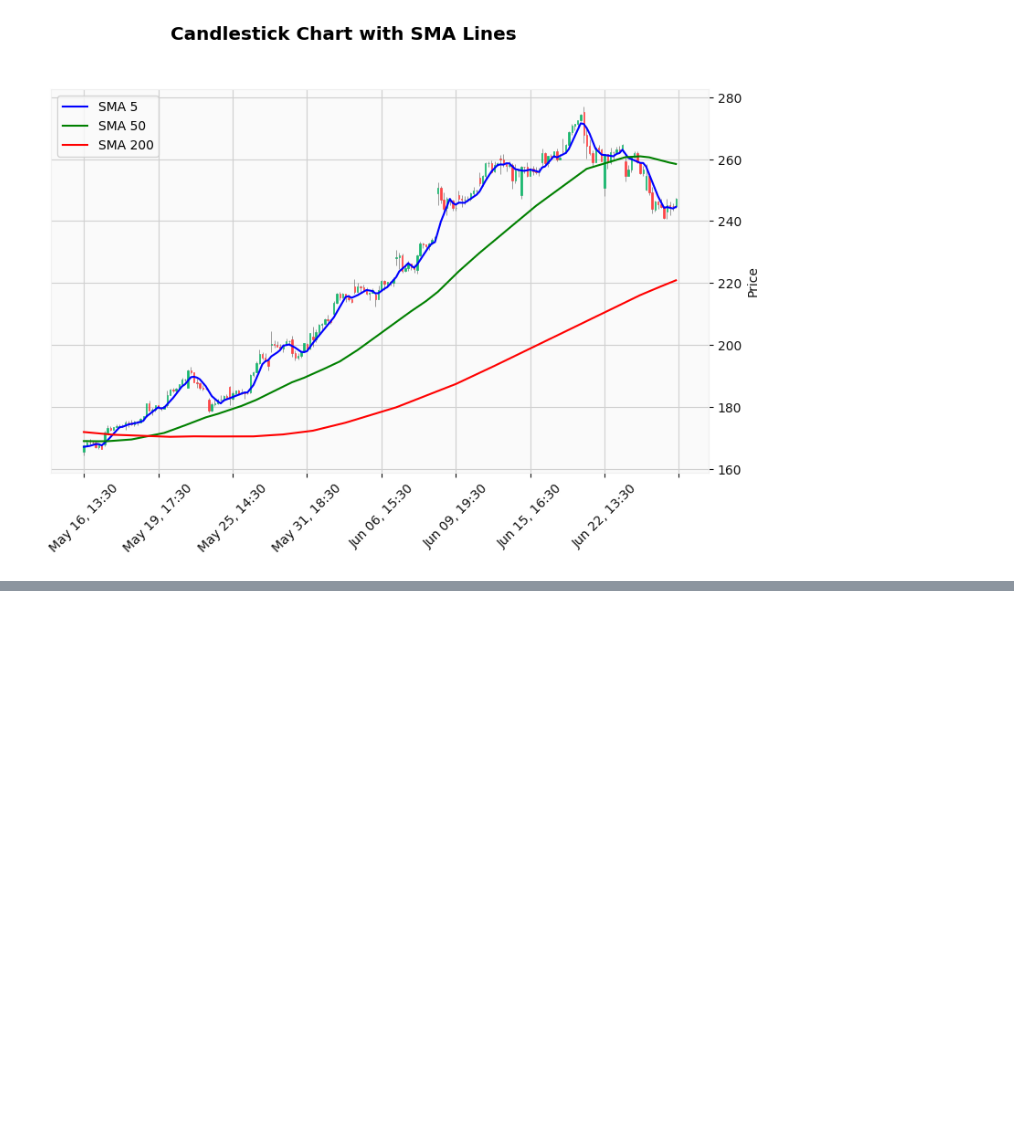
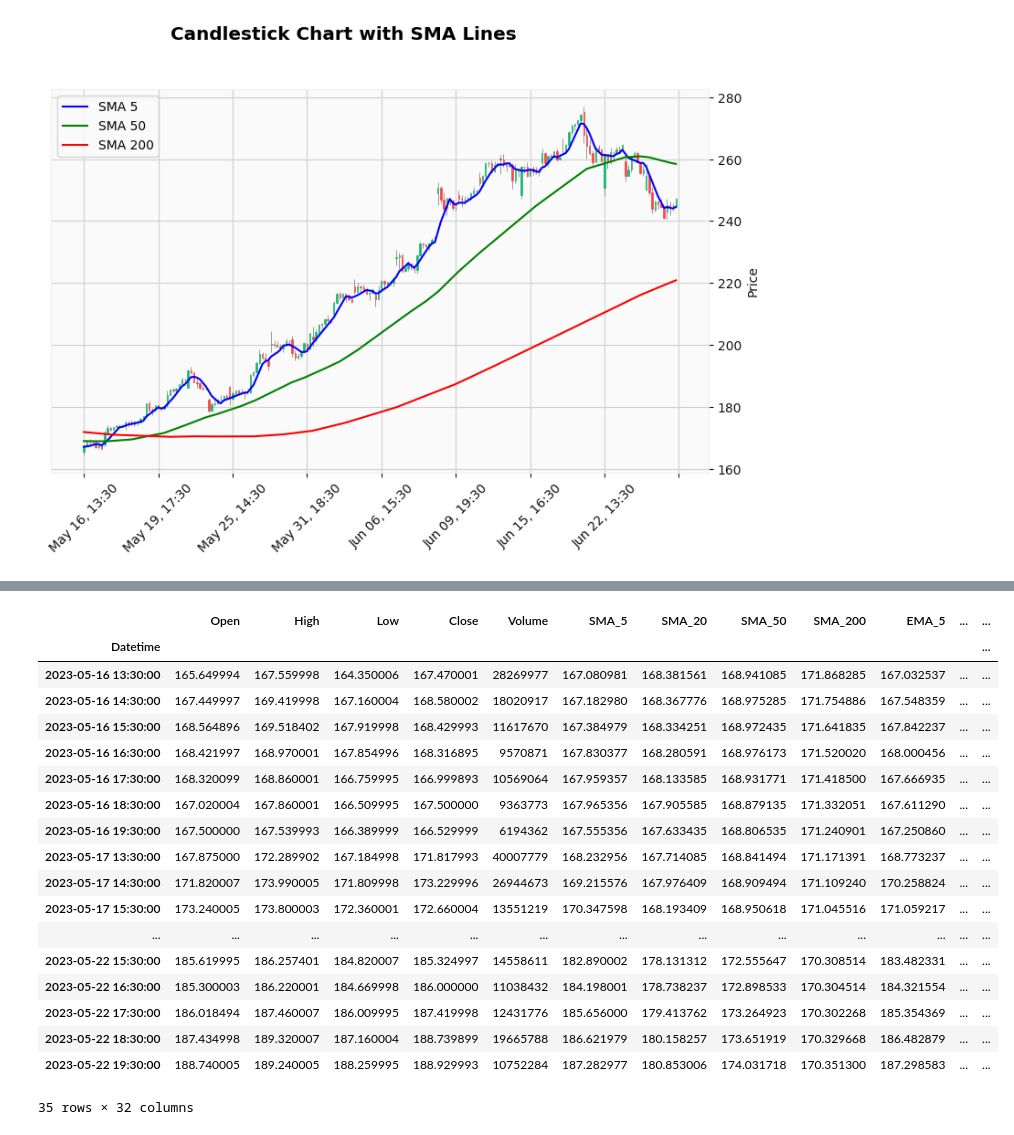
Before and after one commit to kiarashkh/Tesla_analysis, a Jupyter notebook: data_presentation/data_vissualization.ipynb, the cells around one changed output, grey strips where cells are left out. Drawn from its saved outputs; the diff is of its cells as text; code cells hidden in the pictures; blank space fills up the shorter version.

Commit message:
grouping data and analysing profits of weeks

```diff
--- a/data_presentation/data_vissualization.ipynb
+++ b/data_presentation/data_vissualization.ipynb
@@ -93,0 +130,7 @@ mpf.plot(df.iloc[0:200, 0:5], type='candle', addplot=[add_sma_5, add_sma_50, add
+# %%
+# Group by Year-Week (weeks start Monday)
+weekly_groups = {
+    (week.year, week.isocalendar().week): week_data
+    for week, week_data in df.groupby(pd.Grouper(freq='W-MON'))
+    if len(week_data) >= 4 * 7  # Ensure full week
+}
@@ -93,0 +151,22 @@ mpf.plot(df.iloc[0:200, 0:5], type='candle', addplot=[add_sma_5, add_sma_50, add
+# %%
+weekly_groups[(2023, 21)]
+# %% [output]
+|  | Open | High | Low | Close | Volume | SMA_5 | SMA_20 | SMA_50 | SMA_200 | EMA_5 | ... | ... |
+| Datetime |  |  |  |  |  |  |  |  |  |  |  | ... |
+| 2023-05-16 13:30:00 | 165.649994 | 167.559998 | 164.350006 | 167.470001 | 28269977 | 167.080981 | 168.381561 | 168.941085 | 171.868285 | 167.032537 | ... | ... |
+| 2023-05-16 14:30:00 | 167.449997 | 169.419998 | 167.160004 | 168.580002 | 18020917 | 167.182980 | 168.367776 | 168.975285 | 171.754886 | 167.548359 | ... | ... |
+| 2023-05-16 15:30:00 | 168.564896 | 169.518402 | 167.919998 | 168.429993 | 11617670 | 167.384979 | 168.334251 | 168.972435 | 171.641835 | 167.842237 | ... | ... |
+| 2023-05-16 16:30:00 | 168.421997 | 168.970001 | 167.854996 | 168.316895 | 9570871 | 167.830377 | 168.280591 | 168.976173 | 171.520020 | 168.000456 | ... | ... |
+| 2023-05-16 17:30:00 | 168.320099 | 168.860001 | 166.759995 | 166.999893 | 10569064 | 167.959357 | 168.133585 | 168.931771 | 171.418500 | 167.666935 | ... | ... |
+| 2023-05-16 18:30:00 | 167.020004 | 167.860001 | 166.509995 | 167.500000 | 9363773 | 167.965356 | 167.905585 | 168.879135 | 171.332051 | 167.611290 | ... | ... |
+| 2023-05-16 19:30:00 | 167.500000 | 167.539993 | 166.389999 | 166.529999 | 6194362 | 167.555356 | 167.633435 | 168.806535 | 171.240901 | 167.250860 | ... | ... |
+| 2023-05-17 13:30:00 | 167.875000 | 172.289902 | 167.184998 | 171.817993 | 40007779 | 168.232956 | 167.714085 | 168.841494 | 171.171391 | 168.773237 | ... | ... |
+| 2023-05-17 14:30:00 | 171.820007 | 173.990005 | 171.809998 | 173.229996 | 26944673 | 169.215576 | 167.976409 | 168.909494 | 171.109240 | 170.258824 | ... | ... |
+| 2023-05-17 15:30:00 | 173.240005 | 173.800003 | 172.360001 | 172.660004 | 13551219 | 170.347598 | 168.193409 | 168.950618 | 171.045516 | 171.059217 | ... | ... |
+| ... | ... | ... | ... | ... | ... | ... | ... | ... | ... | ... | ... | ... |
+| 2023-05-22 15:30:00 | 185.619995 | 186.257401 | 184.820007 | 185.324997 | 14558611 | 182.890002 | 178.131312 | 172.555647 | 170.308514 | 183.482331 | ... | ... |
+| 2023-05-22 16:30:00 | 185.300003 | 186.220001 | 184.669998 | 186.000000 | 11038432 | 184.198001 | 178.738237 | 172.898533 | 170.304514 | 184.321554 | ... | ... |
+| 2023-05-22 17:30:00 | 186.018494 | 187.460007 | 186.009995 | 187.419998 | 12431776 | 185.656000 | 179.413762 | 173.264923 | 170.302268 | 185.354369 | ... | ... |
+| 2023-05-22 18:30:00 | 187.434998 | 189.320007 | 187.160004 | 188.739899 | 19665788 | 186.621979 | 180.158257 | 173.651919 | 170.329668 | 186.482879 | ... | ... |
+| 2023-05-22 19:30:00 | 188.740005 | 189.240005 | 188.259995 | 188.929993 | 10752284 | 187.282977 | 180.853006 | 174.031718 | 170.351300 | 187.298583 | ... | ... |
+35 rows × 32 columns
```
Also changed, not shown: parts of 18 cells of this notebook.
